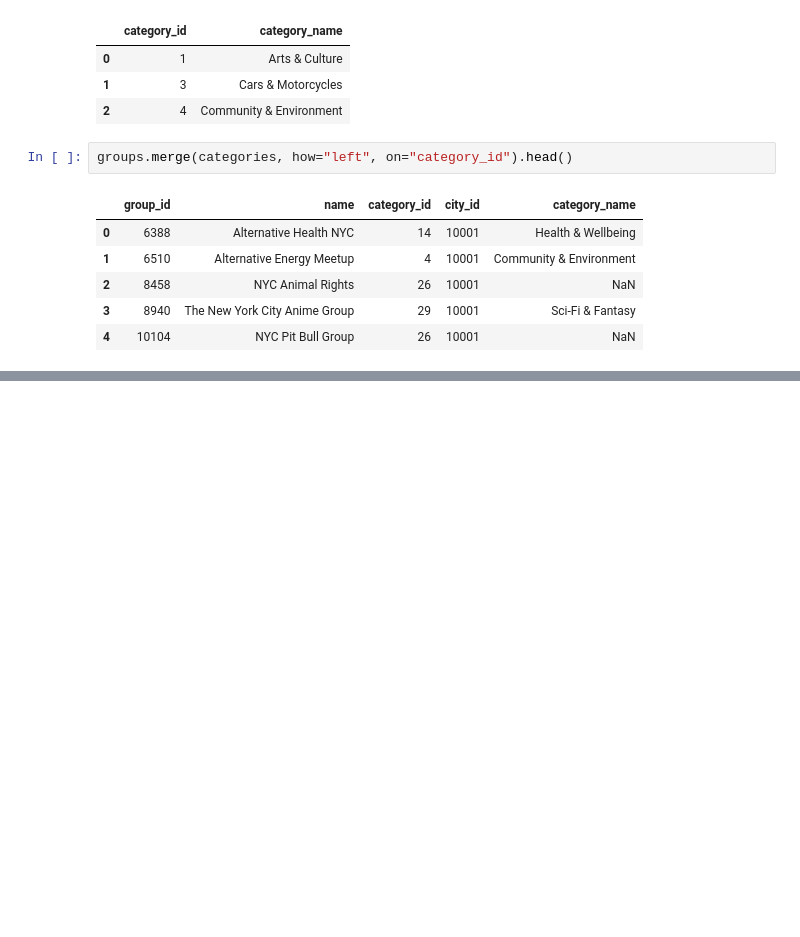
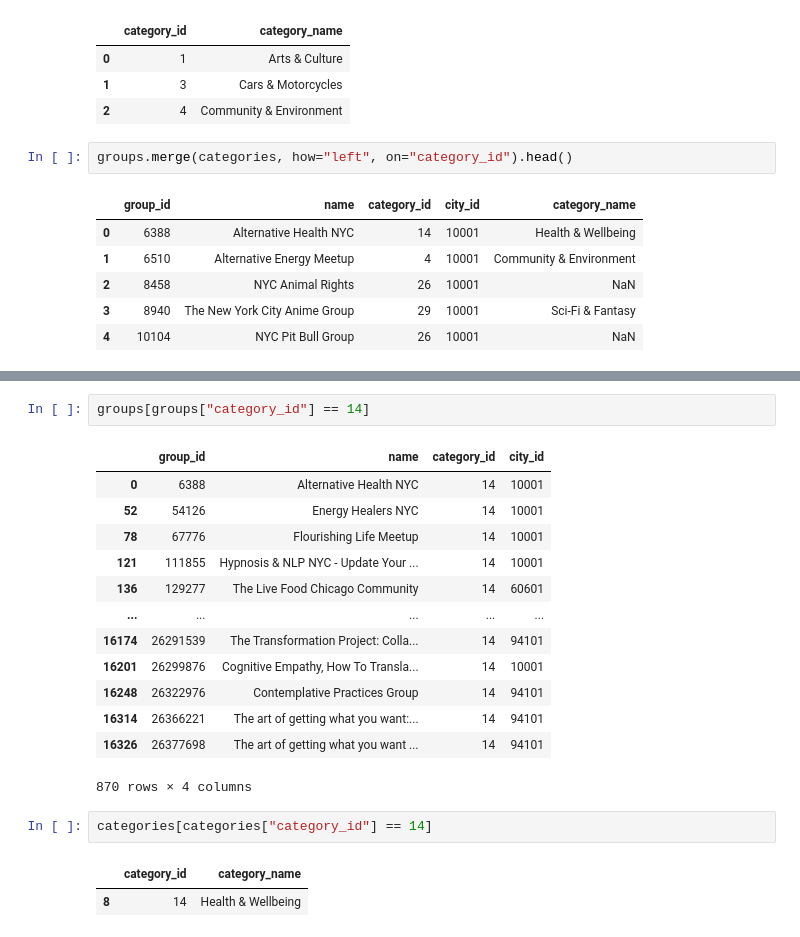
Before and after one commit to ljyGmail/pandas_in_action, a Jupyter notebook: ch10_merging_joining_and_concatenating.ipynb, the cells around one changed output, grey strips where cells are left out. Saved outputs shown, nothing was run; the diff lists cells and outputs as text; blank space fills up the shorter version.

```diff
--- a/ch10_merging_joining_and_concatenating.ipynb
+++ b/ch10_merging_joining_and_concatenating.ipynb
@@ -225,0 +258,21 @@ groups.merge(categories, how="left", on="category_id").head()
+# %%
+groups[groups["category_id"] == 14]
+# %% [output]
+|  | group_id | name | category_id | city_id |
+| 0 | 6388 | Alternative Health NYC | 14 | 10001 |
+| 52 | 54126 | Energy Healers NYC | 14 | 10001 |
+| 78 | 67776 | Flourishing Life Meetup | 14 | 10001 |
+| 121 | 111855 | Hypnosis & NLP NYC - Update Your ... | 14 | 10001 |
+| 136 | 129277 | The Live Food Chicago Community | 14 | 60601 |
+| ... | ... | ... | ... | ... |
+| 16174 | 26291539 | The Transformation Project: Colla... | 14 | 94101 |
+| 16201 | 26299876 | Cognitive Empathy, How To Transla... | 14 | 10001 |
+| 16248 | 26322976 | Contemplative Practices Group | 14 | 94101 |
+| 16314 | 26366221 | The art of getting what you want:... | 14 | 94101 |
+| 16326 | 26377698 | The art of getting what you want ... | 14 | 94101 |
+870 rows × 4 columns
+# %%
+categories[categories["category_id"] == 14]
+# %% [output]
+|  | category_id | category_name |
+| 8 | 14 | Health & Wellbeing |
```
Also changed, not shown: parts of 4 cells of this notebook.
